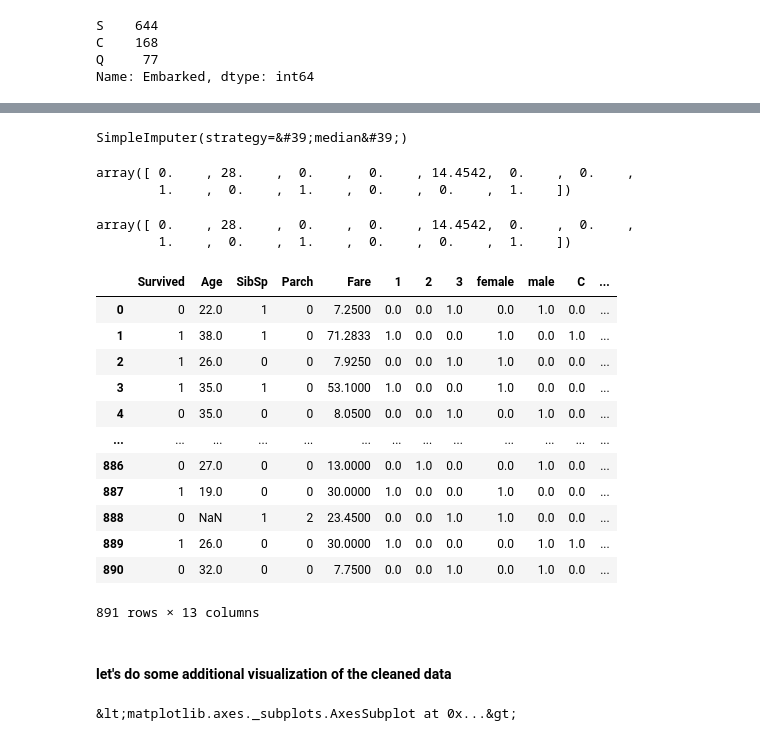
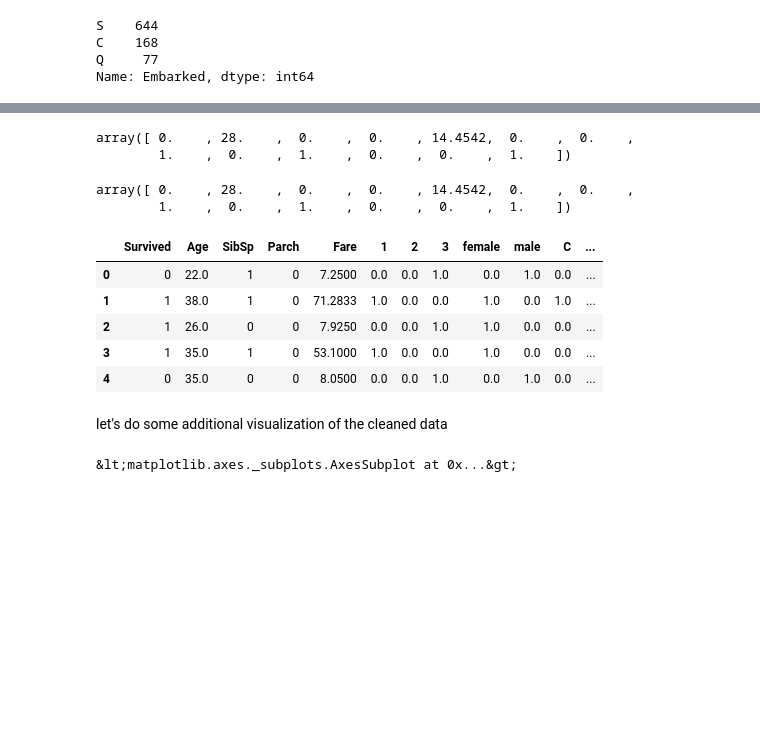
Before and after one commit to tisSoFluffy/MSDS422_ML, a Jupyter notebook: Titanic Exploration & Predictor (1).ipynb, the cells around one changed output, grey strips where cells are left out. Saved outputs shown, nothing was run; the diff lists cells and outputs as text; code cells hidden in the pictures; blank space fills up the shorter version.

Commit message:
more cleanup of data

```diff
--- a/Titanic Exploration & Predictor (1).ipynb
+++ b/Titanic Exploration & Predictor (1).ipynb
@@ -267,37 +262,26 @@ titanic
 # %%
 imputer = SimpleImputer(strategy='median')
+imputer.fit(titanic)
+imputer.statistics_
+# %% [output]
+array([ 0.    , 28.    ,  0.    ,  0.    , 14.4542,  0.    ,  0.    ,
+        1.    ,  0.    ,  1.    ,  0.    ,  0.    ,  1.    ])
-# %%
-imputer.fit(titanic)
-# %% [output]
-SimpleImputer(strategy=&#39;median&#39;)
-# %%
-imputer.statistics_
-# %% [output]
-array([ 0.    , 28.    ,  0.    ,  0.    , 14.4542,  0.    ,  0.    ,
-        1.    ,  0.    ,  1.    ,  0.    ,  0.    ,  1.    ])
 # %%
 titanic.median().values
 # %% [output]
 array([ 0.    , 28.    ,  0.    ,  0.    , 14.4542,  0.    ,  0.    ,
         1.    ,  0.    ,  1.    ,  0.    ,  0.    ,  1.    ])
 # %%
-titanic
+titanic.head()
 # %% [output]
 |  | Survived | Age | SibSp | Parch | Fare | 1 | 2 | 3 | female | male | C | ... |
 | 0 | 0 | 22.0 | 1 | 0 | 7.2500 | 0.0 | 0.0 | 1.0 | 0.0 | 1.0 | 0.0 | ... |
 | 1 | 1 | 38.0 | 1 | 0 | 71.2833 | 1.0 | 0.0 | 0.0 | 1.0 | 0.0 | 1.0 | ... |
 | 2 | 1 | 26.0 | 0 | 0 | 7.9250 | 0.0 | 0.0 | 1.0 | 1.0 | 0.0 | 0.0 | ... |
 | 3 | 1 | 35.0 | 1 | 0 | 53.1000 | 1.0 | 0.0 | 0.0 | 1.0 | 0.0 | 0.0 | ... |
 | 4 | 0 | 35.0 | 0 | 0 | 8.0500 | 0.0 | 0.0 | 1.0 | 0.0 | 1.0 | 0.0 | ... |
-| ... | ... | ... | ... | ... | ... | ... | ... | ... | ... | ... | ... | ... |
-| 886 | 0 | 27.0 | 0 | 0 | 13.0000 | 0.0 | 1.0 | 0.0 | 0.0 | 1.0 | 0.0 | ... |
-| 887 | 1 | 19.0 | 0 | 0 | 30.0000 | 1.0 | 0.0 | 0.0 | 1.0 | 0.0 | 0.0 | ... |
-| 888 | 0 | NaN | 1 | 2 | 23.4500 | 0.0 | 0.0 | 1.0 | 1.0 | 0.0 | 0.0 | ... |
-| 889 | 1 | 26.0 | 0 | 0 | 30.0000 | 1.0 | 0.0 | 0.0 | 0.0 | 1.0 | 1.0 | ... |
-| 890 | 0 | 32.0 | 0 | 0 | 7.7500 | 0.0 | 0.0 | 1.0 | 0.0 | 1.0 | 0.0 | ... |
-891 rows × 13 columns
 # %% [markdown]
-#### let's do some additional visualization of the cleaned data
+let's do some additional visualization of the cleaned data
 # %%
 sns.distplot(titanic['Age'], axlabel='Distribution of Age')
 # %% [output]
```
Also changed, not shown: parts of 20 cells of this notebook.
